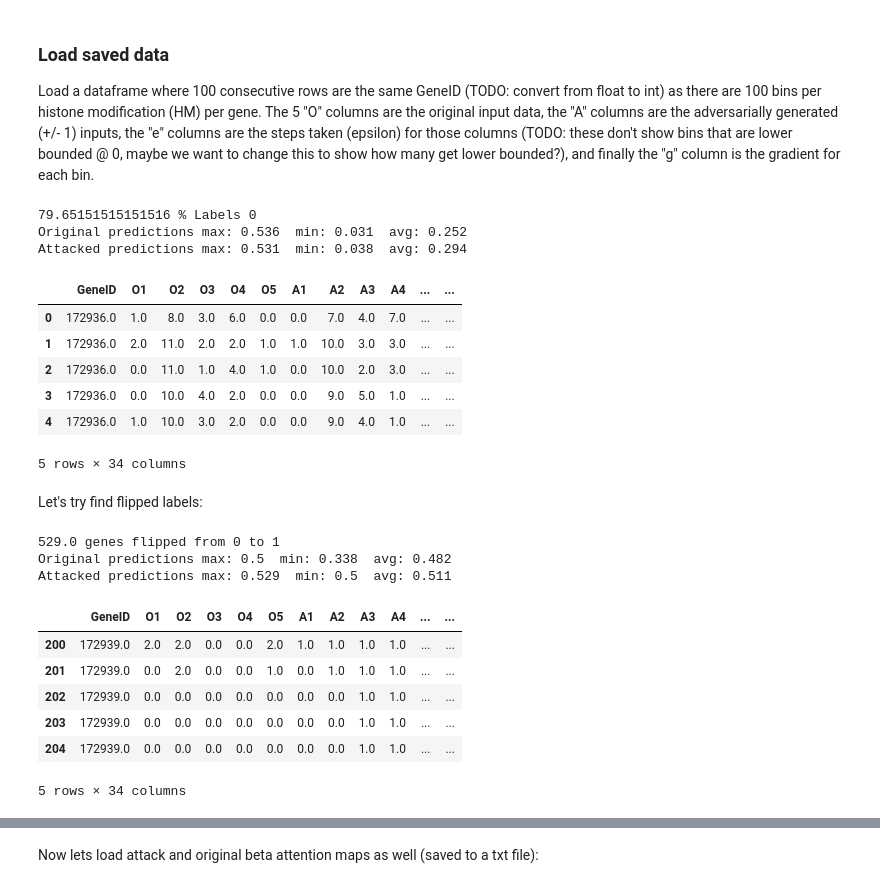
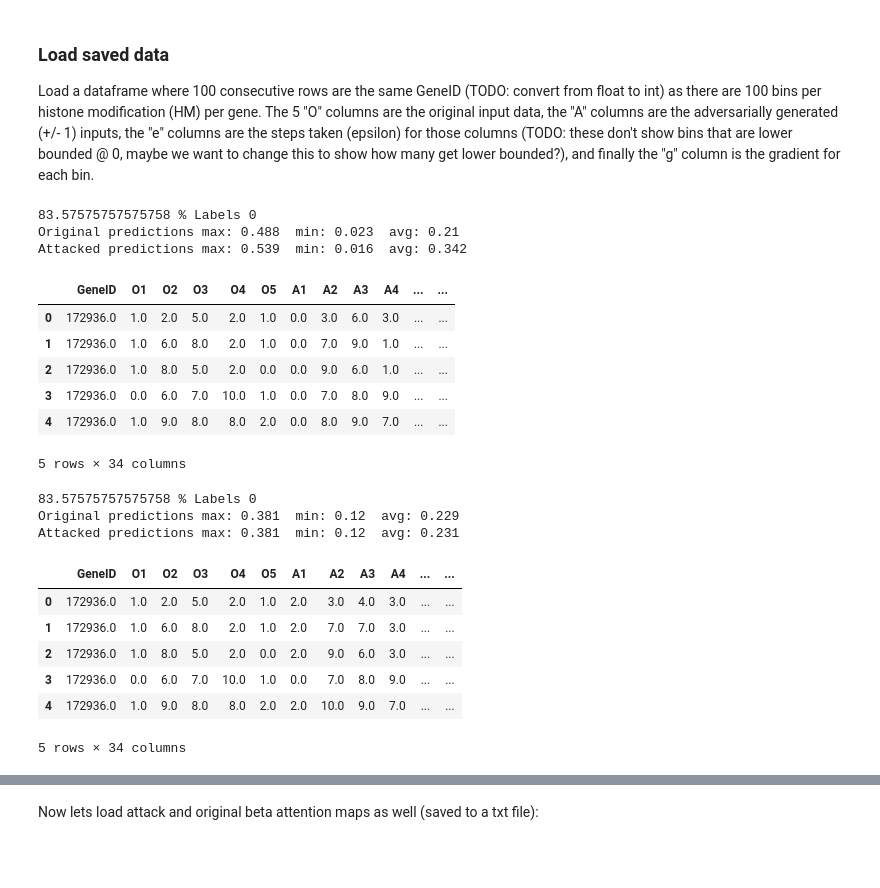
Before and after one commit to ivanjayapurna/adversarial_attack_attentivechrome, a Jupyter notebook: attack_visualisation.ipynb, the cells around one changed output, grey strips where cells are left out. Drawn from its saved outputs; the diff is of its cells as text; code cells hidden in the pictures; blank space fills up the shorter version.

```diff
--- a/attack_visualisation.ipynb
+++ b/attack_visualisation.ipynb
@@ -25,8 +25,9 @@ plt.rc('figure', titlesize=BIGGER_SIZE)  # fontsize of the figure title
 ### Load saved data
 Load a dataframe where 100 consecutive rows are the same GeneID (TODO: convert from float to int) as there are 100 bins per histone modification (HM) per gene. The 5 "O" columns are the original input data, the "A" columns are the adversarially generated (+/- 1) inputs, the "e" columns are the steps taken (epsilon) for those columns (TODO: these don't show bins that are lower bounded @ 0, maybe we want to change this to show how many get lower bounded?), and finally the "g" column is the gradient for each bin.
 # %%
-CELL_LINE = 'E016'
+CELL_LINE = 'E094'
 
+# load standard model
 vis_output = np.load('./Results_all_fgsm/' + CELL_LINE + 'vis_output.npy')
 COLS = (['GeneID',
          'O1','O2','O3','O4','O5',
@@ -46,34 +47,44 @@ print('Attacked predictions max:', np.round(max(df['yha']),3), ' min:', np.round
 
 df.head()
 # %% [output]
-79.65151515151516 % Labels 0
-Original predictions max: 0.536  min: 0.031  avg: 0.252
-Attacked predictions max: 0.531  min: 0.038  avg: 0.294
+83.57575757575758 % Labels 0
+Original predictions max: 0.488  min: 0.023  avg: 0.21
+Attacked predictions max: 0.539  min: 0.016  avg: 0.342
 |  | GeneID | O1 | O2 | O3 | O4 | O5 | A1 | A2 | A3 | A4 | ... | ... |
-| 0 | 172936.0 | 1.0 | 8.0 | 3.0 | 6.0 | 0.0 | 0.0 | 7.0 | 4.0 | 7.0 | ... | ... |
-| 1 | 172936.0 | 2.0 | 11.0 | 2.0 | 2.0 | 1.0 | 1.0 | 10.0 | 3.0 | 3.0 | ... | ... |
-| 2 | 172936.0 | 0.0 | 11.0 | 1.0 | 4.0 | 1.0 | 0.0 | 10.0 | 2.0 | 3.0 | ... | ... |
-| 3 | 172936.0 | 0.0 | 10.0 | 4.0 | 2.0 | 0.0 | 0.0 | 9.0 | 5.0 | 1.0 | ... | ... |
-| 4 | 172936.0 | 1.0 | 10.0 | 3.0 | 2.0 | 0.0 | 0.0 | 9.0 | 4.0 | 1.0 | ... | ... |
+| 0 | 172936.0 | 1.0 | 2.0 | 5.0 | 2.0 | 1.0 | 0.0 | 3.0 | 6.0 | 3.0 | ... | ... |
+| 1 | 172936.0 | 1.0 | 6.0 | 8.0 | 2.0 | 1.0 | 0.0 | 7.0 | 9.0 | 1.0 | ... | ... |
+| 2 | 172936.0 | 1.0 | 8.0 | 5.0 | 2.0 | 0.0 | 0.0 | 9.0 | 6.0 | 1.0 | ... | ... |
+| 3 | 172936.0 | 0.0 | 6.0 | 7.0 | 10.0 | 1.0 | 0.0 | 7.0 | 8.0 | 9.0 | ... | ... |
+| 4 | 172936.0 | 1.0 | 9.0 | 8.0 | 8.0 | 2.0 | 0.0 | 8.0 | 9.0 | 7.0 | ... | ... |
 5 rows × 34 columns
-# %% [markdown]
-Let's try find flipped labels:
 # %%
-df_0_to_1 = df[df['yho'] < 0.5][df[df['yho'] < 0.5]['yha'] > 0.5]
+# load robust model (adversarial training)
+vis_output = np.load('./Results_all_adv_trained/' + CELL_LINE + 'vis_output.npy')
+COLS = (['GeneID',
+         'O1','O2','O3','O4','O5',
+         'A1','A2','A3','A4','A5',
+         'e1','e2','e3','e4','e5',
+         'g1','g2','g3','g4','g5',
+         'ao1', 'ao2', 'ao3', 'ao4', 'ao5',
+         'a1','a2','a3','a4','a5',
+         'y','yho','yha',
+        ])
 
-print(len(df_0_to_1)/100, 'genes flipped from 0 to 1')
-print('Original predictions max:', np.round(max(df_0_to_1['yho']),3), ' min:', np.round(min(df_0_to_1['yho']), 3), ' avg:', np.round(np.mean(df_0_to_1['yho']), 3))
-print('Attacked predictions max:', np.round(max(df_0_to_1['yha']),3), ' min:', np.round(min(df_0_to_1['yha']), 3), ' avg:', np.round(np.mean(df_0_to_1['yha']), 3))
+df_robust = pd.DataFrame(vis_output, columns=COLS)
 
-df_0_to_1.head()
+print(len(df_robust[df_robust['y'] == 0.0])/len(df_robust)*100, '% Labels 0')
+print('Original predictions max:', np.round(max(df_robust['yho']),3), ' min:', np.round(min(df_robust['yho']), 3), ' avg:', np.round(np.mean(df_robust['yho']), 3))
+print('Attacked predictions max:', np.round(max(df_robust['yha']),3), ' min:', np.round(min(df_robust['yha']), 3), ' avg:', np.round(np.mean(df_robust['yha']), 3))
+
+df_robust.head()
 # %% [output]
-529.0 genes flipped from 0 to 1
-Original predictions max: 0.5  min: 0.338  avg: 0.482
-Attacked predictions max: 0.529  min: 0.5  avg: 0.511
+83.57575757575758 % Labels 0
+Original predictions max: 0.381  min: 0.12  avg: 0.229
+Attacked predictions max: 0.381  min: 0.12  avg: 0.231
 |  | GeneID | O1 | O2 | O3 | O4 | O5 | A1 | A2 | A3 | A4 | ... | ... |
-| 200 | 172939.0 | 2.0 | 2.0 | 0.0 | 0.0 | 2.0 | 1.0 | 1.0 | 1.0 | 1.0 | ... | ... |
-| 201 | 172939.0 | 0.0 | 2.0 | 0.0 | 0.0 | 1.0 | 0.0 | 1.0 | 1.0 | 1.0 | ... | ... |
-| 202 | 172939.0 | 0.0 | 0.0 | 0.0 | 0.0 | 0.0 | 0.0 | 0.0 | 1.0 | 1.0 | ... | ... |
-| 203 | 172939.0 | 0.0 | 0.0 | 0.0 | 0.0 | 0.0 | 0.0 | 0.0 | 1.0 | 1.0 | ... | ... |
-| 204 | 172939.0 | 0.0 | 0.0 | 0.0 | 0.0 | 0.0 | 0.0 | 0.0 | 1.0 | 1.0 | ... | ... |
+| 0 | 172936.0 | 1.0 | 2.0 | 5.0 | 2.0 | 1.0 | 2.0 | 3.0 | 4.0 | 3.0 | ... | ... |
+| 1 | 172936.0 | 1.0 | 6.0 | 8.0 | 2.0 | 1.0 | 2.0 | 7.0 | 7.0 | 3.0 | ... | ... |
+| 2 | 172936.0 | 1.0 | 8.0 | 5.0 | 2.0 | 0.0 | 2.0 | 9.0 | 6.0 | 3.0 | ... | ... |
+| 3 | 172936.0 | 0.0 | 6.0 | 7.0 | 10.0 | 1.0 | 0.0 | 7.0 | 8.0 | 9.0 | ... | ... |
+| 4 | 172936.0 | 1.0 | 9.0 | 8.0 | 8.0 | 2.0 | 2.0 | 10.0 | 9.0 | 7.0 | ... | ... |
 5 rows × 34 columns
```
Also changed, not shown: parts of 10 cells of this notebook, 5 other files.
